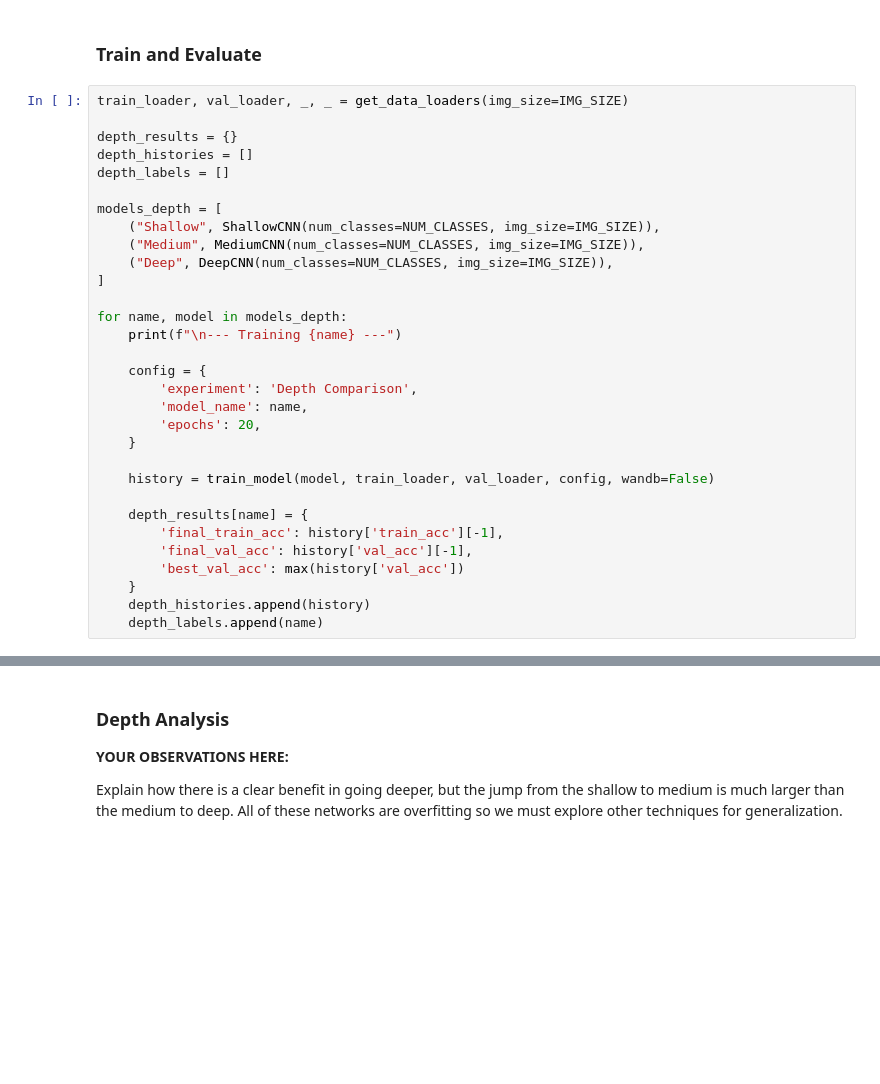
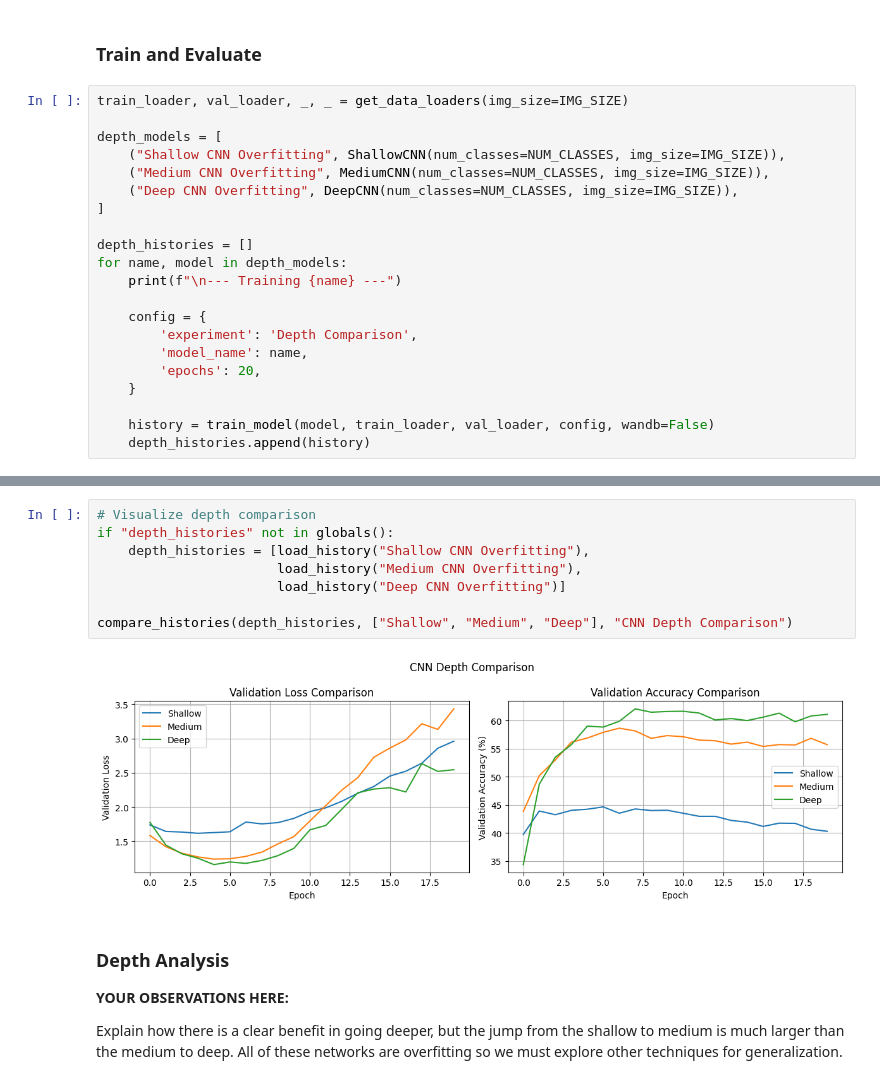
Before and after one commit to marcosncosta1/DeepLearning_practical_1, a Jupyter notebook: cnn_experiments.ipynb, the cells around one changed output, grey strips where cells are left out. Cells and saved outputs as stored; diff of their text form; blank space fills up the shorter version.

Commit message:
Add model saving and loading, run sections 1 and 2

```diff
--- a/cnn_experiments.ipynb
+++ b/cnn_experiments.ipynb
@@ -468,17 +511,14 @@ class DeepCNN(nn.Module):
 # %%
 train_loader, val_loader, _, _ = get_data_loaders(img_size=IMG_SIZE)
 
-depth_results = {}
-depth_histories = []
-depth_labels = []
-
-models_depth = [
-    ("Shallow", ShallowCNN(num_classes=NUM_CLASSES, img_size=IMG_SIZE)),
-    ("Medium", MediumCNN(num_classes=NUM_CLASSES, img_size=IMG_SIZE)),
-    ("Deep", DeepCNN(num_classes=NUM_CLASSES, img_size=IMG_SIZE)),
+depth_models = [
+    ("Shallow CNN Overfitting", ShallowCNN(num_classes=NUM_CLASSES, img_size=IMG_SIZE)),
+    ("Medium CNN Overfitting", MediumCNN(num_classes=NUM_CLASSES, img_size=IMG_SIZE)),
+    ("Deep CNN Overfitting", DeepCNN(num_classes=NUM_CLASSES, img_size=IMG_SIZE)),
 ]
 
-for name, model in models_depth:
+depth_histories = []
+for name, model in depth_models:
     print(f"\n--- Training {name} ---")
 
     config = {
@@ -488,12 +528,5 @@ for name, model in models_depth:
     }
 
     history = train_model(model, train_loader, val_loader, config, wandb=False)
-
-    depth_results[name] = {
-        'final_train_acc': history['train_acc'][-1],
-        'final_val_acc': history['val_acc'][-1],
-        'best_val_acc': max(history['val_acc'])
-    }
     depth_histories.append(history)
-    depth_labels.append(name)
 # %% [output]
@@ -538,3 +550,13 @@ Deep                 | Best Val Acc: 61.98%
+# %%
+# Visualize depth comparison
+if "depth_histories" not in globals():
+    depth_histories = [load_history("Shallow CNN Overfitting"),
+                       load_history("Medium CNN Overfitting"),
+                       load_history("Deep CNN Overfitting")]
+
+compare_histories(depth_histories, ["Shallow", "Medium", "Deep"], "CNN Depth Comparison")
+# %% [output]
+[figure, added]
 # %% [markdown]
 ### Depth Analysis
 
```
Also changed, not shown: parts of 8 cells of this notebook.
